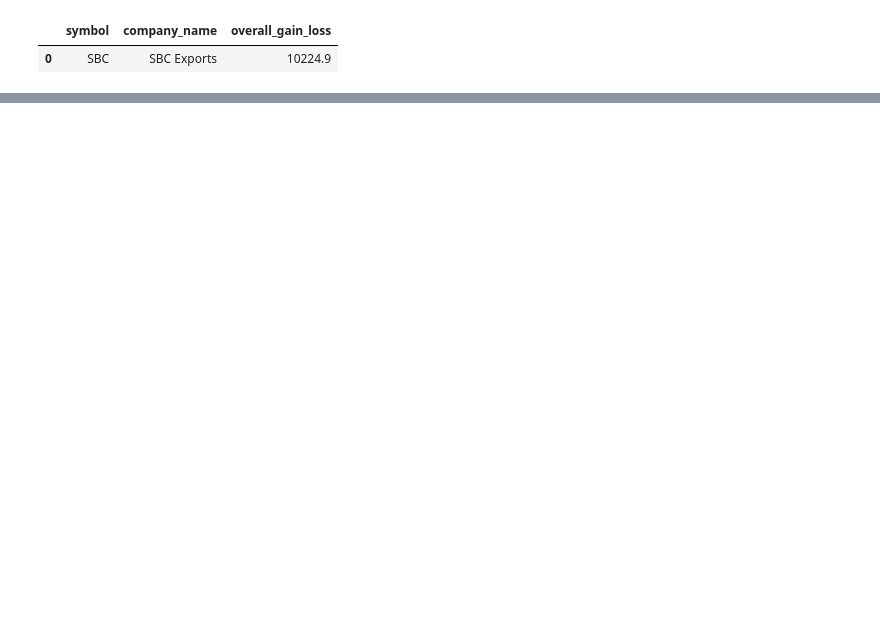
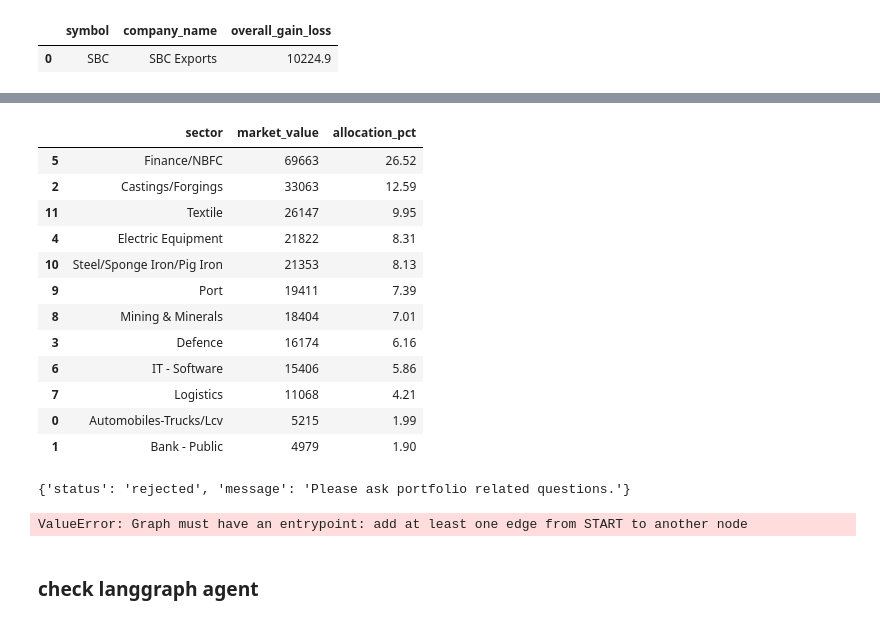
Before and after one commit to dushyantverma22/Financial-bot, a Jupyter notebook: backened/sprint2.ipynb, the cells around one changed output, grey strips where cells are left out. Drawn from its saved outputs; the diff is of its cells as text; code cells hidden in the pictures; blank space fills up the shorter version.

```diff
--- a/backened/sprint2.ipynb
+++ b/backened/sprint2.ipynb
@@ -79,0 +129,8 @@ response
+# %%
+from agents.portfolio_assistant import (
+    PortfolioAssistant
+)
+
+assistant = PortfolioAssistant(
+    "data/portfolio.db"
+)
@@ -79,0 +146,26 @@ response
+# %%
+assistant.ask(
+    "Which sector dominates my portfolio?"
+)
+# %% [output]
+|  | sector | market_value | allocation_pct |
+| 5 | Finance/NBFC | 69663 | 26.52 |
+| 2 | Castings/Forgings | 33063 | 12.59 |
+| 11 | Textile | 26147 | 9.95 |
+| 4 | Electric Equipment | 21822 | 8.31 |
+| 10 | Steel/Sponge Iron/Pig Iron | 21353 | 8.13 |
+| 9 | Port | 19411 | 7.39 |
+| 8 | Mining & Minerals | 18404 | 7.01 |
+| 3 | Defence | 16174 | 6.16 |
+| 6 | IT - Software | 15406 | 5.86 |
+| 7 | Logistics | 11068 | 4.21 |
+| 0 | Automobiles-Trucks/Lcv | 5215 | 1.99 |
+| 1 | Bank - Public | 4979 | 1.90 |
+# %%
+question = "yes"
+
+response = assistant.ask(question)
+
+print(response)
+# %% [output]
+{'status': 'rejected', 'message': 'Please ask portfolio related questions.'}
@@ -79,0 +174,6 @@ response
+# %%
+graph = workflow.compile()
+# %% [output]
+ValueError: Graph must have an entrypoint: add at least one edge from START to another node
+# %% [markdown]
+### check langgraph agent
```
Also changed, not shown: parts of 19 cells of this notebook, 40 other files.
